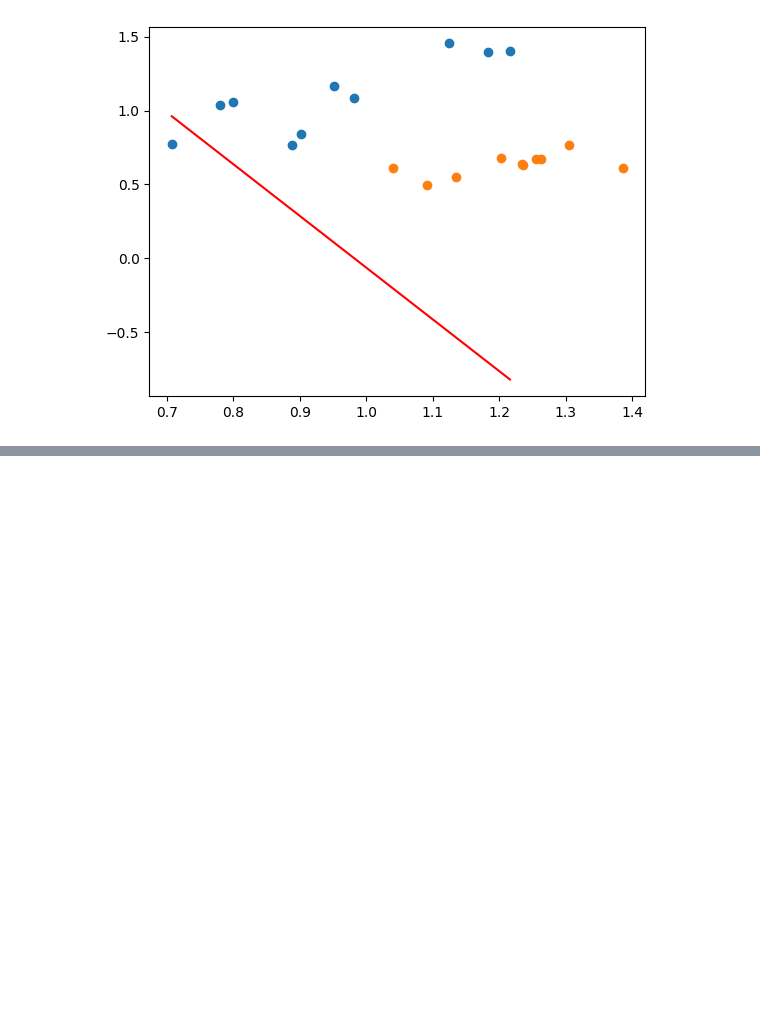
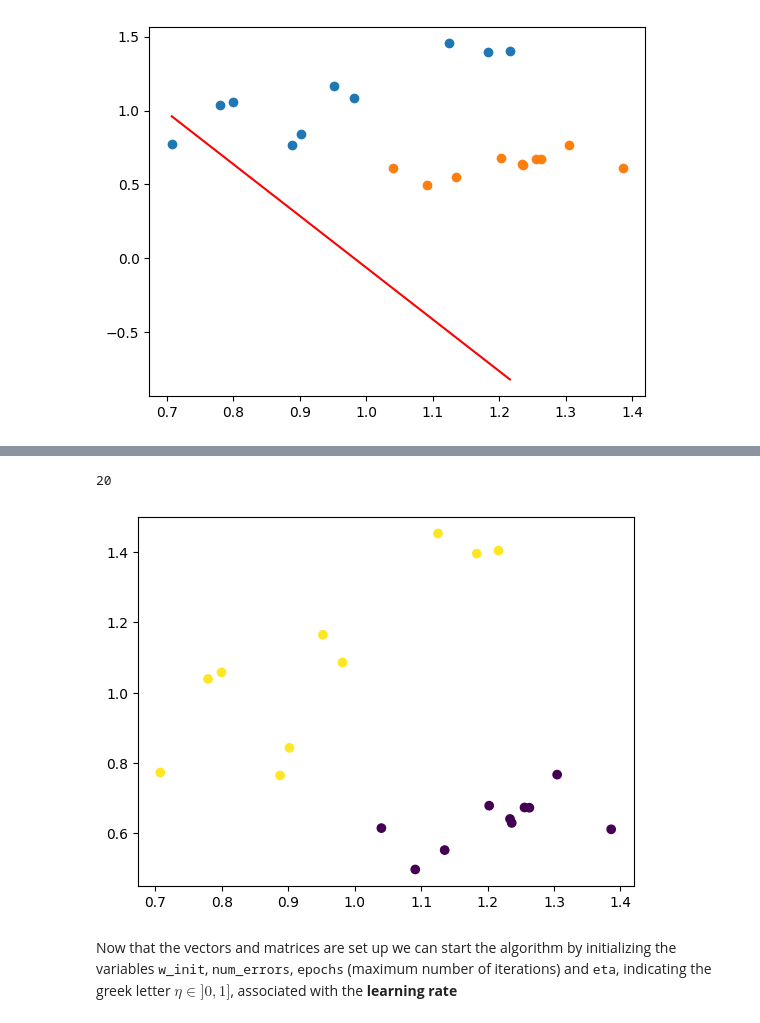
Before and after one commit to imAlessas/machine-learning, a Jupyter notebook: algorithms/perceptron/PLA-improved.ipynb, the cells around one changed output, grey strips where cells are left out. Cells and saved outputs as stored; diff of their text form; code cells hidden in the pictures; blank space fills up the shorter version.

```diff
--- a/algorithms/perceptron/PLA-improved.ipynb
+++ b/algorithms/perceptron/PLA-improved.ipynb
@@ -69,0 +80,24 @@ plt.plot([np.min(X1_1), np.max(X1_1)], # defines coordinates of the line
+# %%
+# bias vector
+X0 = np.ones(N * 2)
+
+# features of the dataset
+X1 = np.concatenate((X1_1, X1_2))
+X2 = np.concatenate((X2_1, X2_2))
+
+# feature matrix
+X = np.stack((X0, X1, X2), axis=1)
+
+# labels
+Y = np.concatenate((Y1, Y2))
+
+# plots the points
+plt.scatter(X[:, 1], X[:, 2], c = Y)
+
+# number of datapoints
+print(Y.shape[0])
+# %% [output]
+20
+[figure, added]
+# %% [markdown]
+Now that the vectors and matrices are set up we can start the algorithm by initializing the variables <tt>w_init</tt>, <tt>num_errors</tt>, <tt>epochs</tt> (maximum number of iterations) and <tt>eta</tt>, indicating the greek letter $\eta \in ]0, 1]$, associated with the __learning rate__
```
Also changed, not shown: parts of 7 cells of this notebook.
